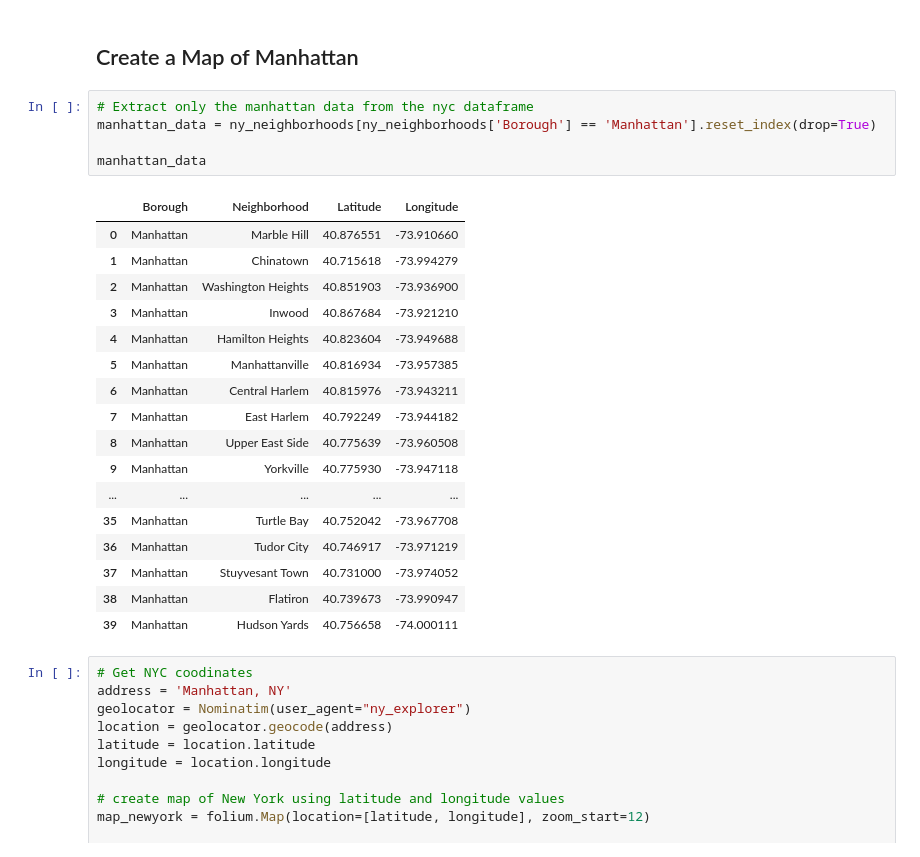
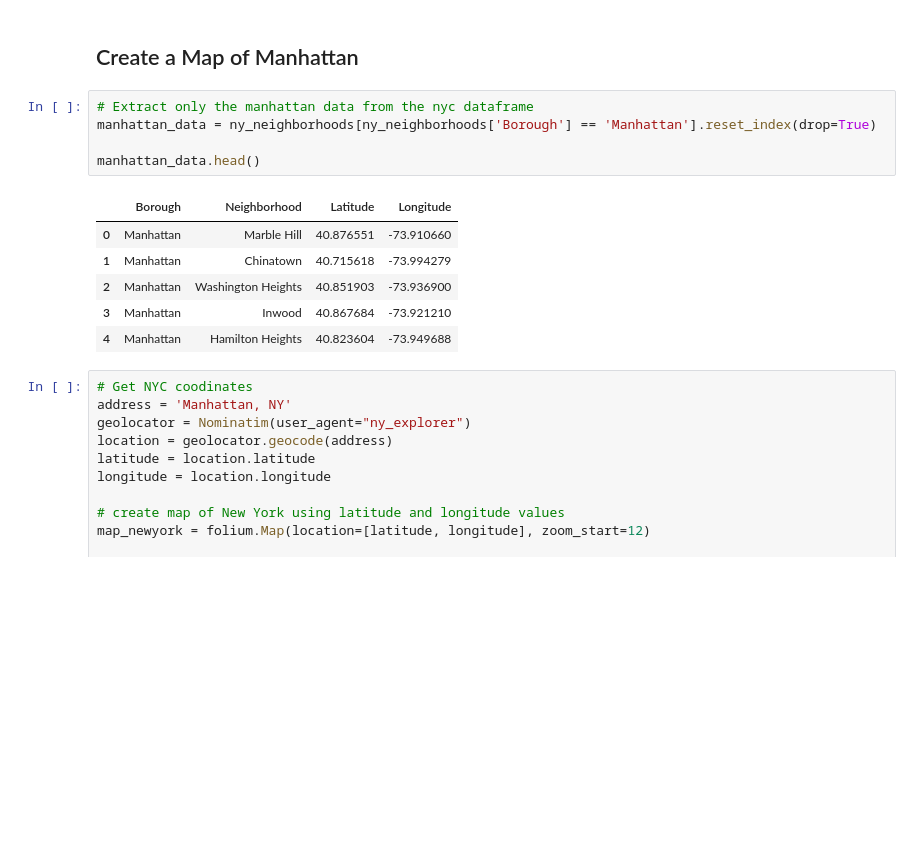
Before and after one commit to FilipKotar/Coursera_Capstone, a Jupyter notebook: Quality of Life in Manhattan Project.ipynb, the cells around one changed output. Saved outputs shown, nothing was run; the diff lists cells and outputs as text; blank space fills up the shorter version.

```diff
--- a/Quality of Life in Manhattan Project.ipynb
+++ b/Quality of Life in Manhattan Project.ipynb
@@ -100,26 +89,15 @@ ny_neighborhoods
 # %%
 # Extract only the manhattan data from the nyc dataframe
 manhattan_data = ny_neighborhoods[ny_neighborhoods['Borough'] == 'Manhattan'].reset_index(drop=True)
 
-manhattan_data
+manhattan_data.head()
 # %% [output]
 |  | Borough | Neighborhood | Latitude | Longitude |
 | 0 | Manhattan | Marble Hill | 40.876551 | -73.910660 |
 | 1 | Manhattan | Chinatown | 40.715618 | -73.994279 |
 | 2 | Manhattan | Washington Heights | 40.851903 | -73.936900 |
 | 3 | Manhattan | Inwood | 40.867684 | -73.921210 |
 | 4 | Manhattan | Hamilton Heights | 40.823604 | -73.949688 |
-| 5 | Manhattan | Manhattanville | 40.816934 | -73.957385 |
-| 6 | Manhattan | Central Harlem | 40.815976 | -73.943211 |
-| 7 | Manhattan | East Harlem | 40.792249 | -73.944182 |
-| 8 | Manhattan | Upper East Side | 40.775639 | -73.960508 |
-| 9 | Manhattan | Yorkville | 40.775930 | -73.947118 |
-| ... | ... | ... | ... | ... |
-| 35 | Manhattan | Turtle Bay | 40.752042 | -73.967708 |
-| 36 | Manhattan | Tudor City | 40.746917 | -73.971219 |
-| 37 | Manhattan | Stuyvesant Town | 40.731000 | -73.974052 |
-| 38 | Manhattan | Flatiron | 40.739673 | -73.990947 |
-| 39 | Manhattan | Hudson Yards | 40.756658 | -74.000111 |
 # %%
 # Get NYC coodinates
 address = 'Manhattan, NY'
```
Also changed, not shown: parts of 3 cells of this notebook.
